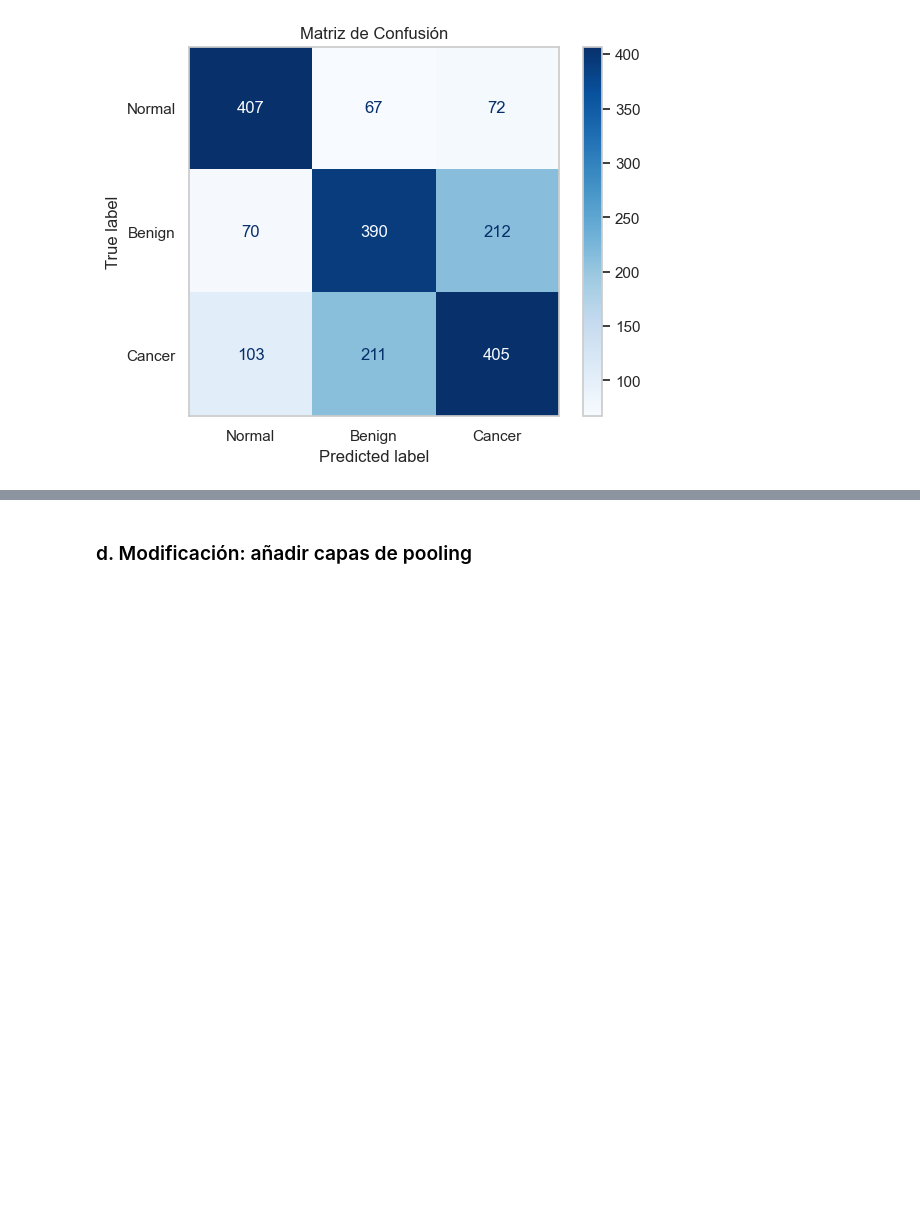
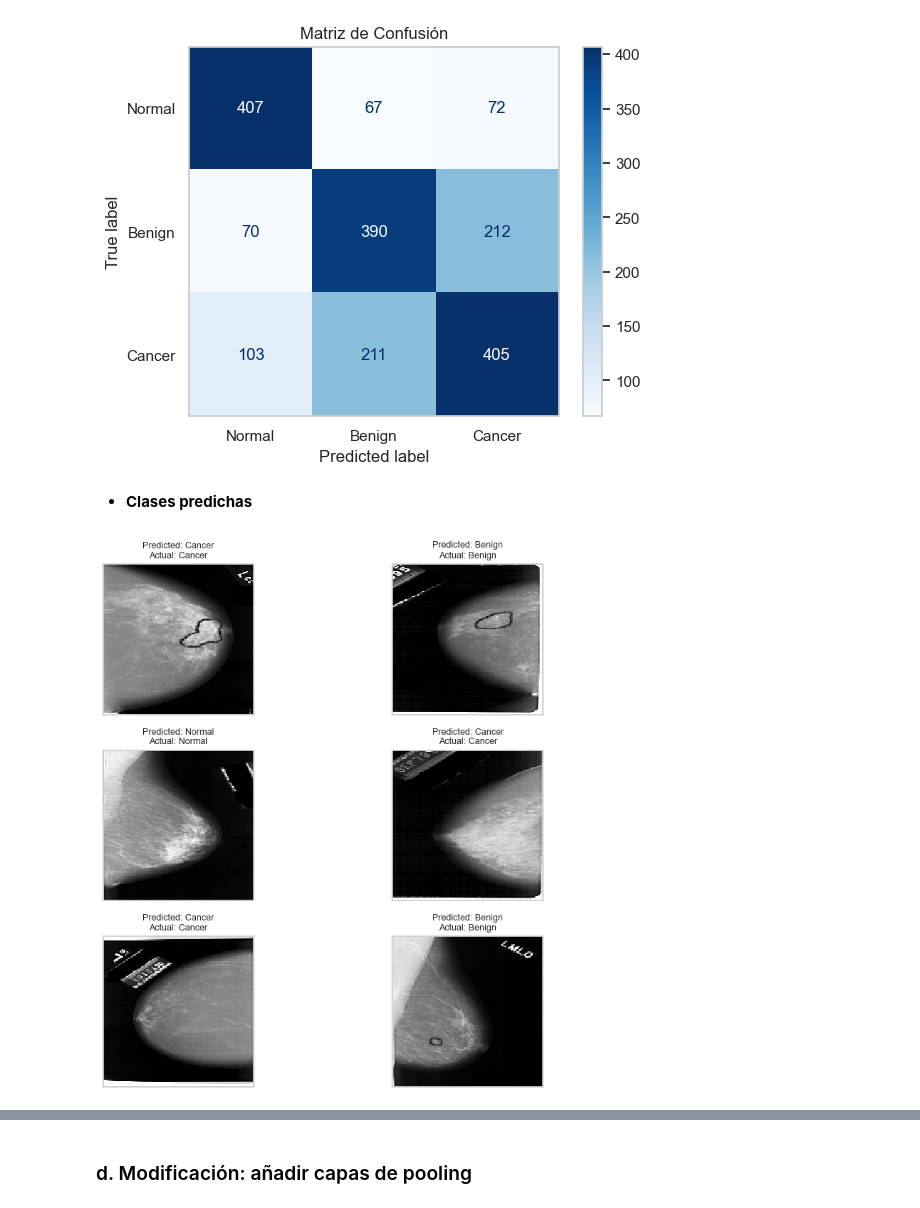
Before and after one commit to LuEnciso21/ImagenesMedicas, a Jupyter notebook: TrabajoCuatro/TrabajoCuatro.ipynb, the cells around one changed output, grey strips where cells are left out. Saved outputs shown, nothing was run; the diff lists cells and outputs as text; code cells hidden in the pictures; blank space fills up the shorter version.

```diff
--- a/TrabajoCuatro/TrabajoCuatro.ipynb
+++ b/TrabajoCuatro/TrabajoCuatro.ipynb
@@ -516,3 +533,32 @@ plt.show()
 # %% [output]
 61/61 ━━━━━━━━━━━━━━━━━━━━ 12s 198ms/step
 [figure]
+# %% [markdown]
+* **Clases predichas**
+# %%
+import matplotlib.pyplot as plt
+import numpy as np
+
+# Asegúrate de tener tus etiquetas así:
+labels = ["Normal", "Benign", "Cancer"]
+
+# Comparar predicciones con etiquetas verdaderas
+correct = np.nonzero(predictions == y_val)[0]
+incorrect = np.nonzero(predictions != y_val)[0]
+# %%
+# Mostrar las primeras 6 predicciones incorrectas
+plt.figure(figsize=(10, 8))
+for i, c in enumerate(correct[:6]):
+    plt.subplot(3, 2, i + 1)
+    plt.xticks([])
+    plt.yticks([])
+    plt.imshow(X_val[c].reshape(150, 150), cmap="gray", interpolation='none')
+
+    pred_label = labels[predictions[c]]
+    true_label = labels[y_val[c]]
+    plt.title(f"Predicted: {pred_label}\nActual: {true_label}", fontsize=9)
+
+plt.tight_layout()
+plt.show()
+# %% [output]
+[figure, added]
```
Also changed, not shown: parts of 34 cells of this notebook.
